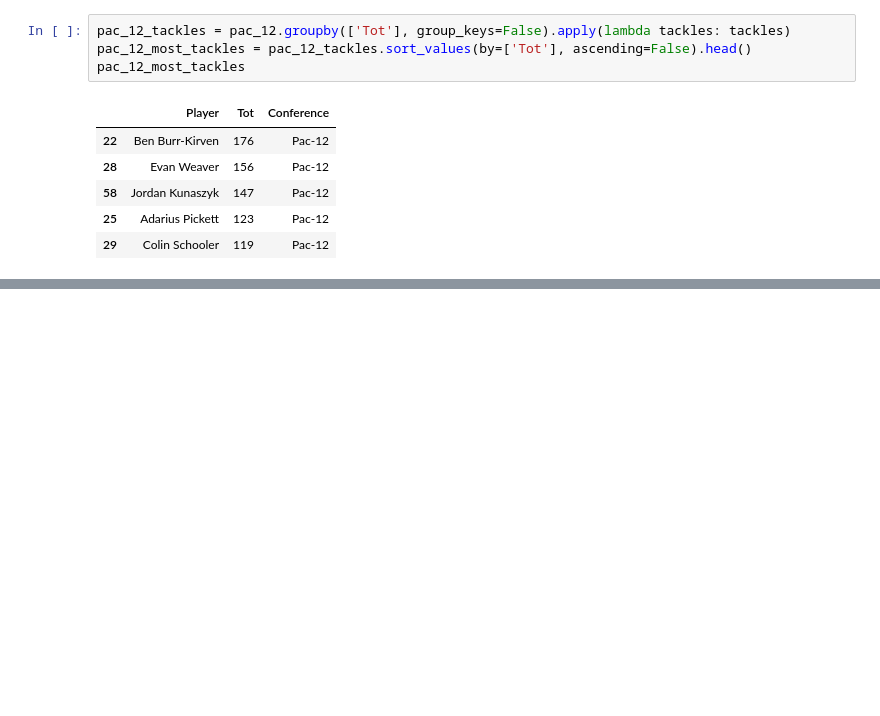
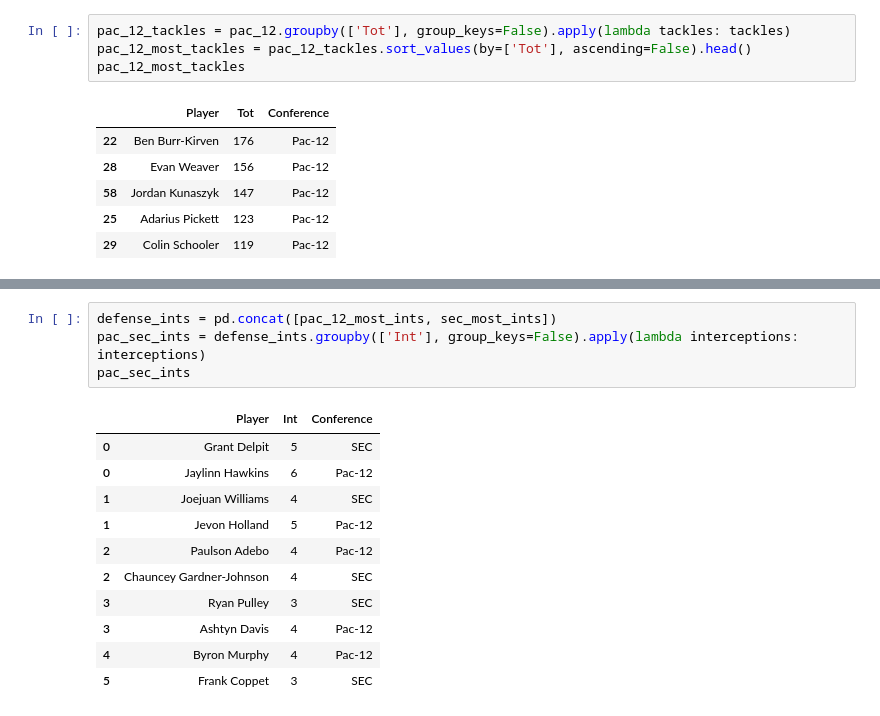
Before and after one commit to blwishom/cognixia, a Jupyter notebook: Practice/cfb_pac12.ipynb, the cells around one changed output, grey strips where cells are left out. Saved outputs shown, nothing was run; the diff lists cells and outputs as text; blank space fills up the shorter version.

```diff
--- a/Practice/cfb_pac12.ipynb
+++ b/Practice/cfb_pac12.ipynb
@@ -106,6 +139,22 @@ pac_sec
 | 17 | Erroll Thompson | 87 | SEC |
 | 87 | Jacob Phillips | 87 | SEC |
 | 9 | Darius West | 86 | SEC |
+# %%
+defense_ints = pd.concat([pac_12_most_ints, sec_most_ints])
+pac_sec_ints = defense_ints.groupby(['Int'], group_keys=False).apply(lambda interceptions: interceptions)
+pac_sec_ints
+# %% [output]
+|  | Player | Int | Conference |
+| 0 | Grant Delpit | 5 | SEC |
+| 0 | Jaylinn Hawkins | 6 | Pac-12 |
+| 1 | Joejuan Williams | 4 | SEC |
+| 1 | Jevon Holland | 5 | Pac-12 |
+| 2 | Paulson Adebo | 4 | Pac-12 |
+| 2 | Chauncey Gardner-Johnson | 4 | SEC |
+| 3 | Ryan Pulley | 3 | SEC |
+| 3 | Ashtyn Davis | 4 | Pac-12 |
+| 4 | Byron Murphy | 4 | Pac-12 |
+| 5 | Frank Coppet | 3 | SEC |
 # %%
 ax = sns.barplot(data=defenses , x='Player', y='Tot', hue='Conference')
 ax.figure.set_size_inches(15, 7)
```
Also changed, not shown: parts of 6 cells of this notebook.
